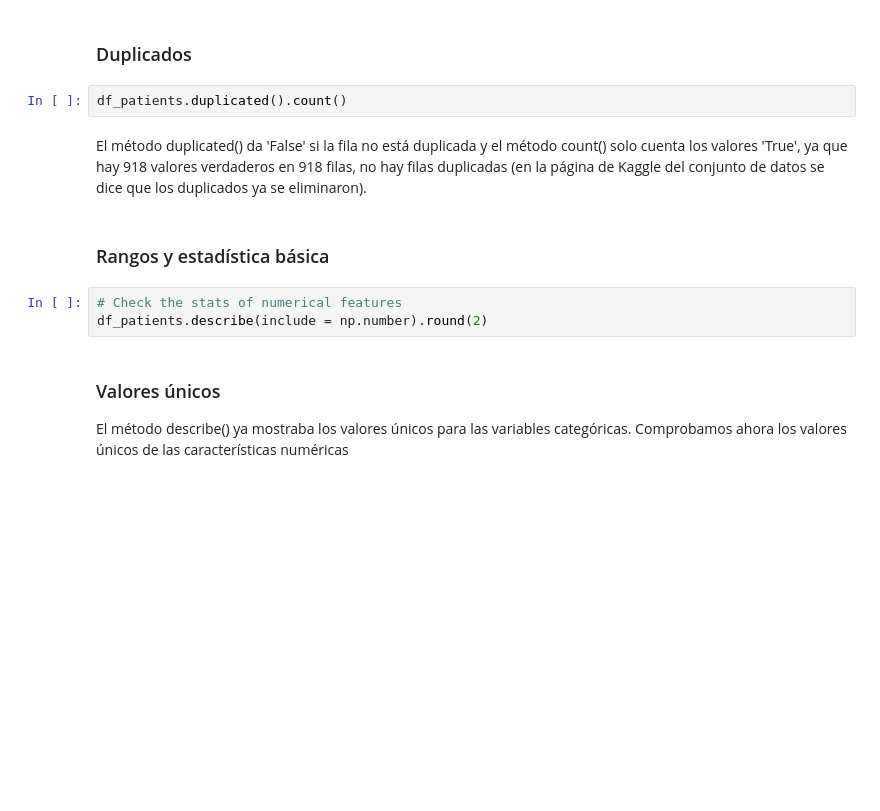
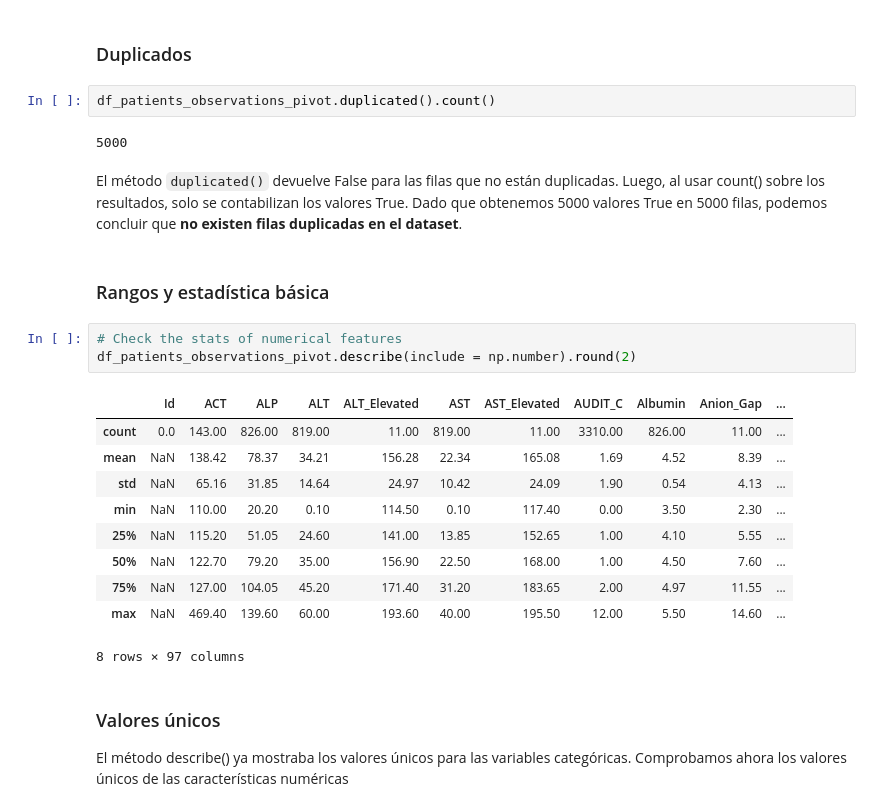
Before and after one commit to anavagi/anticoagulant-patology-analysis, a Jupyter notebook: Exploration_and_Classification.ipynb, the cells around one changed output. Cells and saved outputs as stored; diff of their text form; blank space fills up the shorter version.

Commit message:
duplicated

```diff
--- a/Exploration_and_Classification.ipynb
+++ b/Exploration_and_Classification.ipynb
@@ -526,14 +507,27 @@ numerical = df_patients.select_dtypes(include=['int64','float64']).columns.tolis
 # %% [markdown]
 ### Duplicados
 # %%
-df_patients.duplicated().count()
+df_patients_observations_pivot.duplicated().count()
+# %% [output]
+5000
-# %% [markdown]
-El método duplicated() da 'False' si la fila no está duplicada y el método count() solo cuenta los valores 'True', ya que hay 918 valores verdaderos en 918 filas, no hay filas duplicadas (en la página de Kaggle del conjunto de datos se dice que los duplicados ya se eliminaron).
+# %% [markdown]
+El método `duplicated()` devuelve False para las filas que no están duplicadas. Luego, al usar count() sobre los resultados, solo se contabilizan los valores True. Dado que obtenemos 5000 valores True en 5000 filas, podemos concluir que **no existen filas duplicadas en el dataset**.
 # %% [markdown]
 ### Rangos y estadística básica
 # %%
 # Check the stats of numerical features
-df_patients.describe(include = np.number).round(2)
+df_patients_observations_pivot.describe(include = np.number).round(2)
+# %% [output]
+|  | Id | ACT | ALP | ALT | ALT_Elevated | AST | AST_Elevated | AUDIT_C | Albumin | Anion_Gap | ... |
+| count | 0.0 | 143.00 | 826.00 | 819.00 | 11.00 | 819.00 | 11.00 | 3310.00 | 826.00 | 11.00 | ... |
+| mean | NaN | 138.42 | 78.37 | 34.21 | 156.28 | 22.34 | 165.08 | 1.69 | 4.52 | 8.39 | ... |
+| std | NaN | 65.16 | 31.85 | 14.64 | 24.97 | 10.42 | 24.09 | 1.90 | 0.54 | 4.13 | ... |
+| min | NaN | 110.00 | 20.20 | 0.10 | 114.50 | 0.10 | 117.40 | 0.00 | 3.50 | 2.30 | ... |
+| 25% | NaN | 115.20 | 51.05 | 24.60 | 141.00 | 13.85 | 152.65 | 1.00 | 4.10 | 5.55 | ... |
+| 50% | NaN | 122.70 | 79.20 | 35.00 | 156.90 | 22.50 | 168.00 | 1.00 | 4.50 | 7.60 | ... |
+| 75% | NaN | 127.00 | 104.05 | 45.20 | 171.40 | 31.20 | 183.65 | 2.00 | 4.97 | 11.55 | ... |
+| max | NaN | 469.40 | 139.60 | 60.00 | 193.60 | 40.00 | 195.50 | 12.00 | 5.50 | 14.60 | ... |
+8 rows × 97 columns
 # %% [markdown]
 ### Valores únicos
 
```
Also changed, not shown: parts of 2 cells of this notebook.
